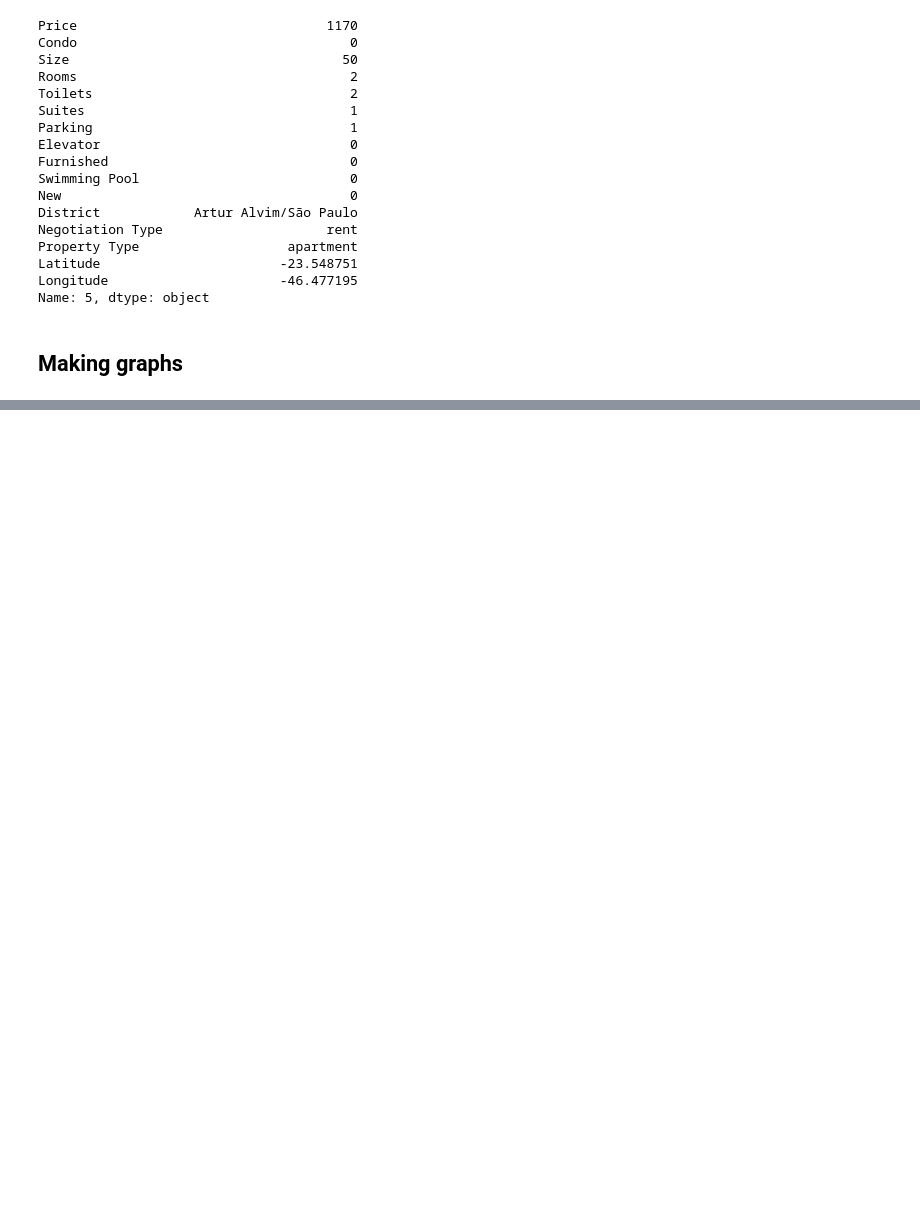
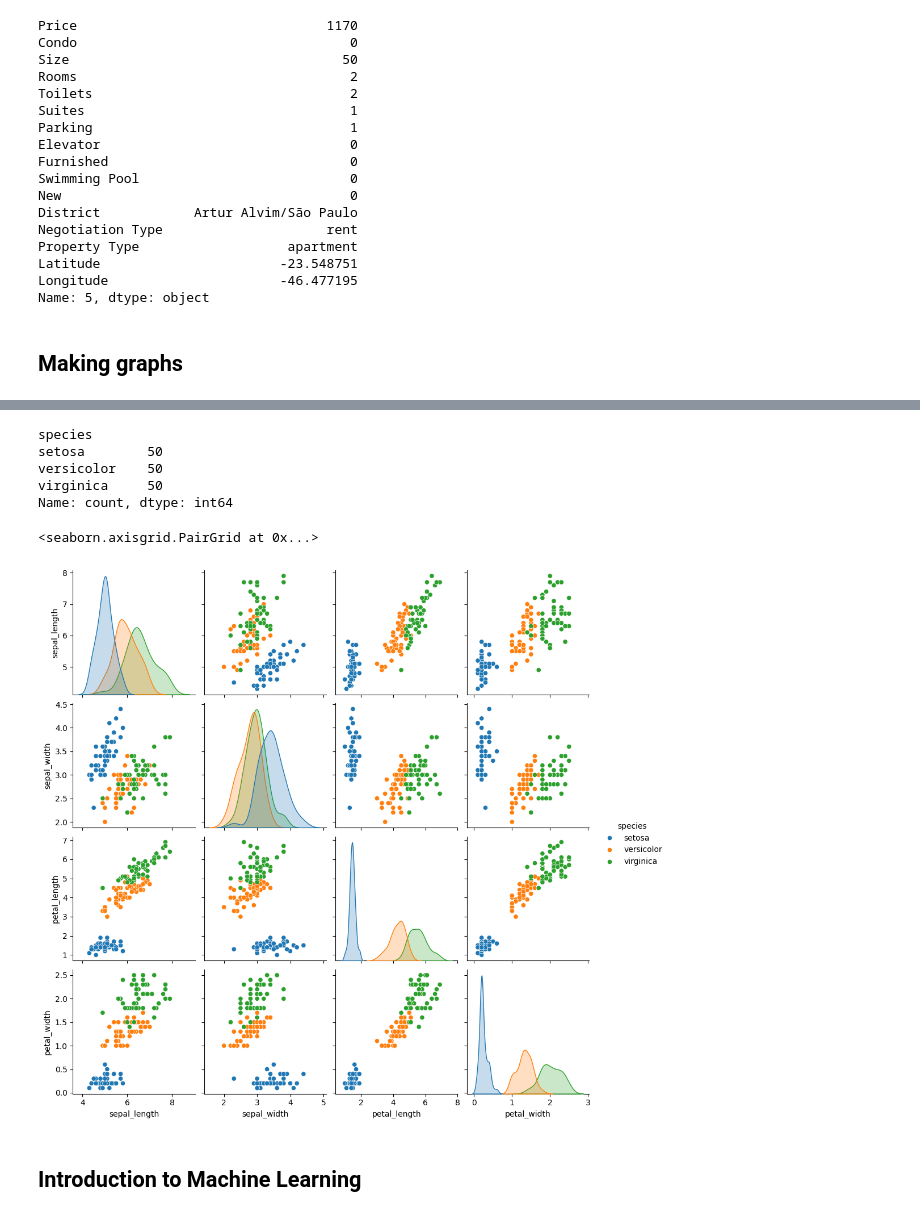
Before and after one commit to JzBreno/Santander-Open-Coders---Data-Science, a Jupyter notebook: Introdução ao Data Science/Main.ipynb, the cells around one changed output, grey strips where cells are left out. Cells and saved outputs as stored; diff of their text form; code cells hidden in the pictures; blank space fills up the shorter version.

```diff
--- a/Introdução ao Data Science/Main.ipynb
+++ b/Introdução ao Data Science/Main.ipynb
@@ -340,0 +343,12 @@ pyplot.show()
+# %%
+import seaborn as sns
+import matplotlib.pyplot as plt
+
+#using seaborn to see more clear graphs
+#pushing default dataset to study, iris datasets
+#show name of datasets
+sns.get_dataset_names()
+#loading data serie of iris
+iris = sns.load_dataset('iris')
+#show dataset
+iris
@@ -340,0 +369,17 @@ pyplot.show()
+# %%
+#show possible species with count
+iris['species'].value_counts()
+# %% [output]
+species
+setosa        50
+versicolor    50
+virginica     50
+Name: count, dtype: int64
+# %%
+#this funcion make pairs in iris dataset and show on a graph, hue allows us color thegraph
+sns.pairplot(iris, hue='species')
+# %% [output]
+<seaborn.axisgrid.PairGrid at 0x...>
+[figure, added]
+# %% [markdown]
+## Introduction to Machine Learning
```
Also changed, not shown: parts of 40 cells of this notebook, 2 other files.
